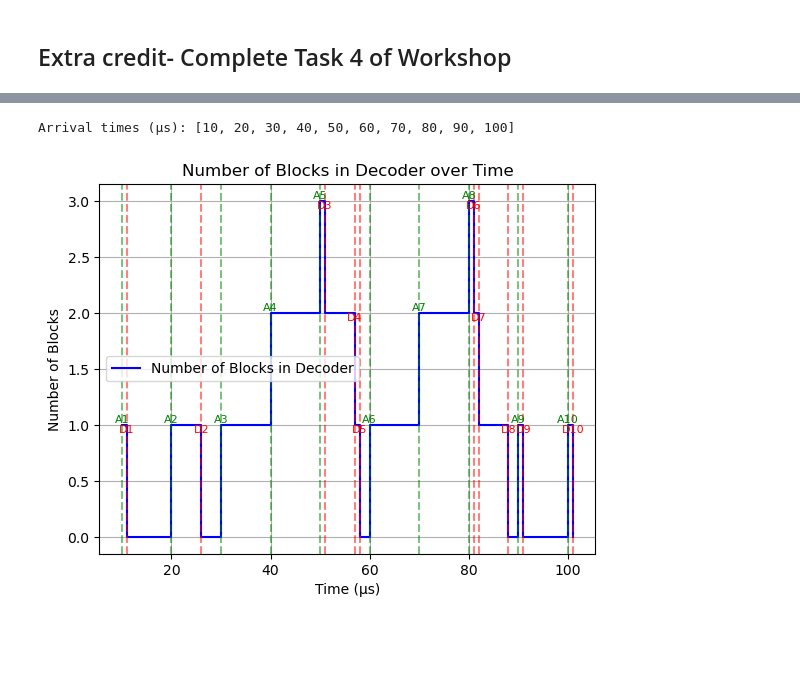
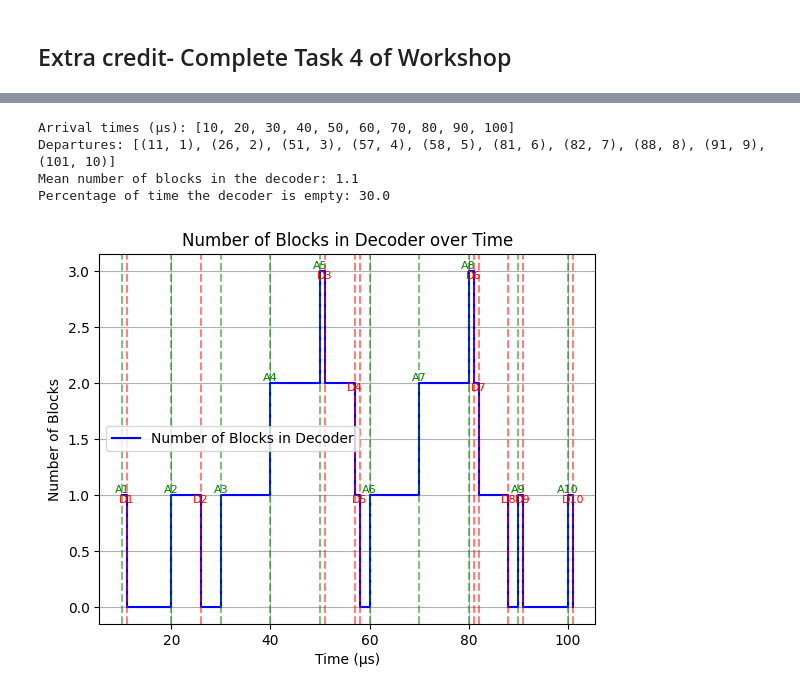
Before and after one commit to cpas0004/Monash2026, a Jupyter notebook: ECE4045/Labs/Lab 2/Lab2 -Moodle version_2025.ipynb, the cells around one changed output, grey strips where cells are left out. Cells and saved outputs as stored; diff of their text form; code cells hidden in the pictures; blank space fills up the shorter version.

```diff
--- a/ECE4045/Labs/Lab 2/Lab2 -Moodle version_2025.ipynb
+++ b/ECE4045/Labs/Lab 2/Lab2 -Moodle version_2025.ipynb
@@ -515,31 +523,45 @@ for t, etype, bid in events:
     if etype == "A":
         current_blocks += 1
     else:  # "D"
         current_blocks -= 1
     time_points.append(t)
     block_counts.append(current_blocks)
 
 # Plot
 plt.step(time_points, block_counts, where='post', color='b', label="Number of Blocks in Decoder")
 
 # Add labels for arrivals and departures (simpler)
 current_blocks = 0
 for t, etype, bid in events:
     if etype == "A":
         current_blocks += 1
         plt.text(t, current_blocks, f"A{bid}", color='g', fontsize=8, ha='center', va='bottom')
         plt.axvline(t, color='g', linestyle='--', alpha=0.5)
     else:  # Departure
+        departures.append((t, bid))
         plt.text(t, current_blocks, f"D{bid}", color='r', fontsize=8, ha='center', va='top')
         plt.axvline(t, color='r', linestyle='--', alpha=0.5)
         current_blocks -= 1
+
+print("Departures:", departures)
+
+# Find the mean number of blocks in the decoder.
+mean_blocks = np.mean(block_counts)
+print("Mean number of blocks in the decoder:", mean_blocks)
+
+# What percentage of the time is the decoder empty?
+empty_percentage = (np.array(block_counts) == 0).mean() * 100
+print("Percentage of time the decoder is empty:", empty_percentage)
 
 plt.xlabel("Time (µs)")
 plt.ylabel("Number of Blocks")
 plt.title("Number of Blocks in Decoder over Time")
 plt.legend()
 plt.grid(True)
 plt.show()
 # %% [output]
 Arrival times (µs): [10, 20, 30, 40, 50, 60, 70, 80, 90, 100]
+Departures: [(11, 1), (26, 2), (51, 3), (57, 4), (58, 5), (81, 6), (82, 7), (88, 8), (91, 9), (101, 10)]
+Mean number of blocks in the decoder: 1.1
+Percentage of time the decoder is empty: 30.0
-[figure, old version]
+[figure, new version]
```
Also changed, not shown: parts of 3 cells of this notebook.
